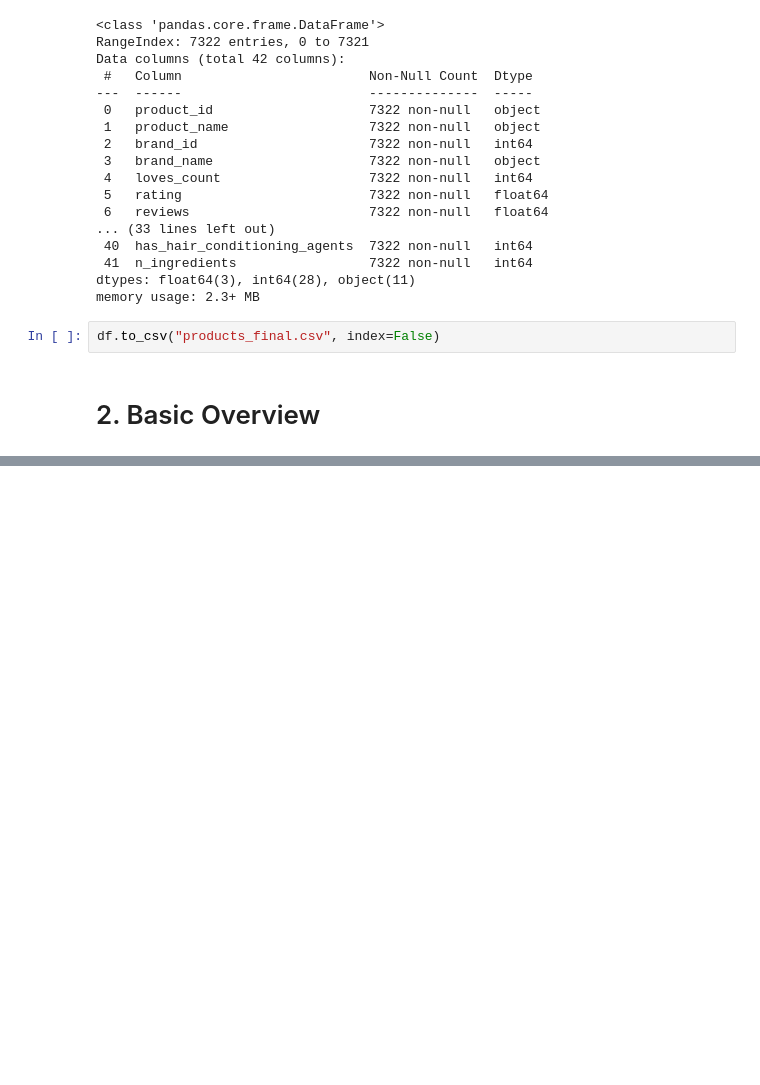
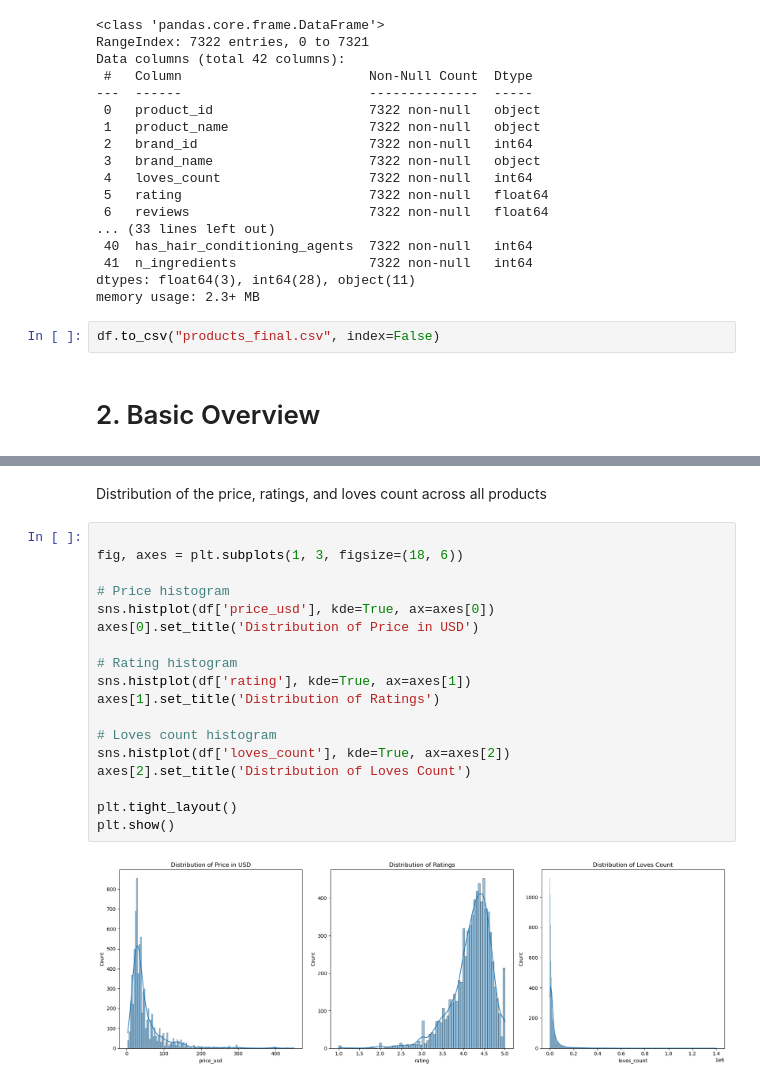
Before and after one commit to juliaaaloopez/visual_analytics_final_project, a Jupyter notebook: EDA.ipynb, the cells around one changed output, grey strips where cells are left out. Saved outputs shown, nothing was run; the diff lists cells and outputs as text; blank space fills up the shorter version.

```diff
--- a/EDA.ipynb
+++ b/EDA.ipynb
@@ -311,0 +339,22 @@ plt.show()
+# %% [markdown]
+Distribution of the price, ratings, and loves count across all products
+# %%
+
+fig, axes = plt.subplots(1, 3, figsize=(18, 6))
+
+# Price histogram
+sns.histplot(df['price_usd'], kde=True, ax=axes[0])
+axes[0].set_title('Distribution of Price in USD')
+
+# Rating histogram
+sns.histplot(df['rating'], kde=True, ax=axes[1])
+axes[1].set_title('Distribution of Ratings')
+
+# Loves count histogram
+sns.histplot(df['loves_count'], kde=True, ax=axes[2])
+axes[2].set_title('Distribution of Loves Count')
+
+plt.tight_layout()
+plt.show()
+# %% [output]
+[figure, added]
```
Also changed, not shown: parts of 20 cells of this notebook.
